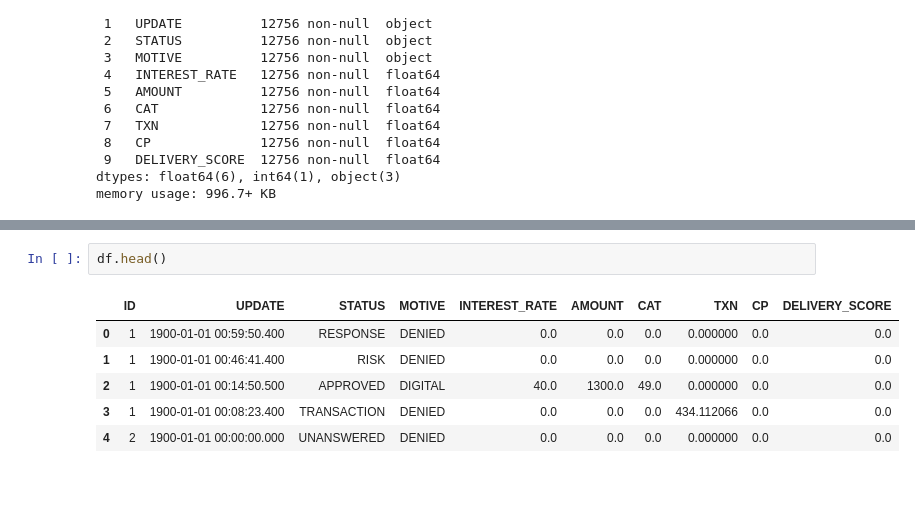
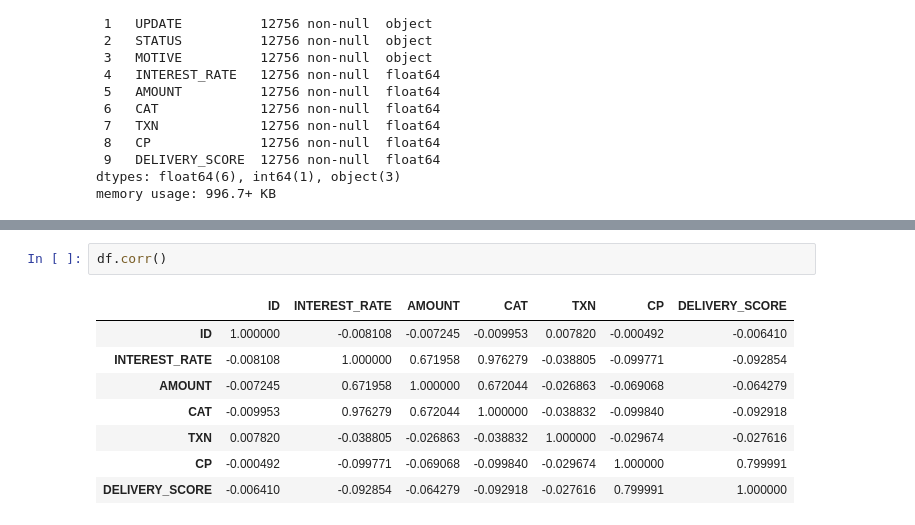
Before and after one commit to AstinSeverino/BI_analyst, a Jupyter notebook: BI_analyst/notebooks/main.ipynb, the cells around one changed output, grey strips where cells are left out. Drawn from its saved outputs; the diff is of its cells as text; blank space fills up the shorter version.

```diff
--- a/BI_analyst/notebooks/main.ipynb
+++ b/BI_analyst/notebooks/main.ipynb
@@ -261,9 +384,11 @@ Name: UPDATE, Length: 9992, dtype: int64
 # %%
-df.head()
+df.corr()
 # %% [output]
-|  | ID | UPDATE | STATUS | MOTIVE | INTEREST_RATE | AMOUNT | CAT | TXN | CP | DELIVERY_SCORE |
-| 0 | 1 | 1900-01-01 00:59:50.400 | RESPONSE | DENIED | 0.0 | 0.0 | 0.0 | 0.000000 | 0.0 | 0.0 |
-| 1 | 1 | 1900-01-01 00:46:41.400 | RISK | DENIED | 0.0 | 0.0 | 0.0 | 0.000000 | 0.0 | 0.0 |
-| 2 | 1 | 1900-01-01 00:14:50.500 | APPROVED | DIGITAL | 40.0 | 1300.0 | 49.0 | 0.000000 | 0.0 | 0.0 |
-| 3 | 1 | 1900-01-01 00:08:23.400 | TRANSACTION | DENIED | 0.0 | 0.0 | 0.0 | 434.112066 | 0.0 | 0.0 |
-| 4 | 2 | 1900-01-01 00:00:00.000 | UNANSWERED | DENIED | 0.0 | 0.0 | 0.0 | 0.000000 | 0.0 | 0.0 |
+|  | ID | INTEREST_RATE | AMOUNT | CAT | TXN | CP | DELIVERY_SCORE |
+| ID | 1.000000 | -0.008108 | -0.007245 | -0.009953 | 0.007820 | -0.000492 | -0.006410 |
+| INTEREST_RATE | -0.008108 | 1.000000 | 0.671958 | 0.976279 | -0.038805 | -0.099771 | -0.092854 |
+| AMOUNT | -0.007245 | 0.671958 | 1.000000 | 0.672044 | -0.026863 | -0.069068 | -0.064279 |
+| CAT | -0.009953 | 0.976279 | 0.672044 | 1.000000 | -0.038832 | -0.099840 | -0.092918 |
+| TXN | 0.007820 | -0.038805 | -0.026863 | -0.038832 | 1.000000 | -0.029674 | -0.027616 |
+| CP | -0.000492 | -0.099771 | -0.069068 | -0.099840 | -0.029674 | 1.000000 | 0.799991 |
+| DELIVERY_SCORE | -0.006410 | -0.092854 | -0.064279 | -0.092918 | -0.027616 | 0.799991 | 1.000000 |
```
Also changed, not shown: parts of 26 cells of this notebook.
